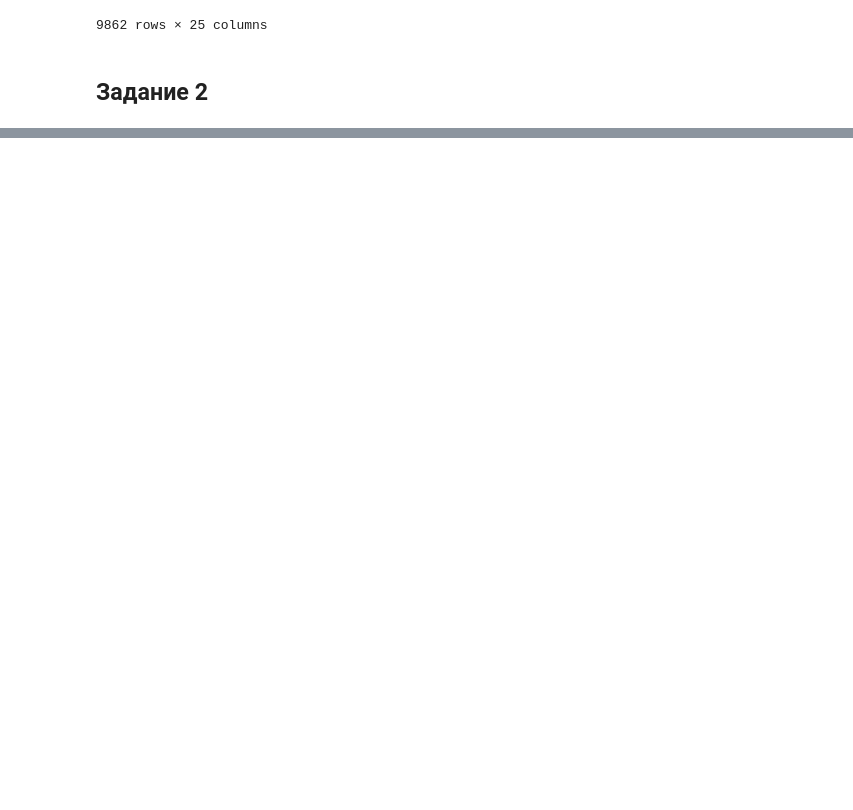
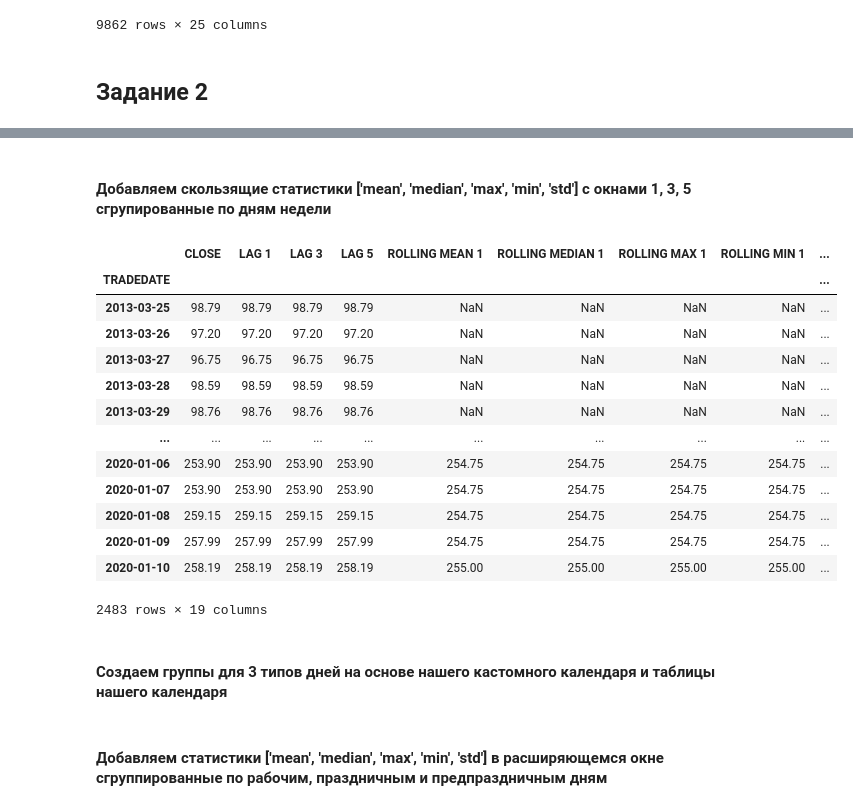
Before and after one commit to spreadingmind/python_data_analysis_2021, a Jupyter notebook: Timeseries.ipynb, the cells around one changed output, grey strips where cells are left out. Saved outputs shown, nothing was run; the diff lists cells and outputs as text; code cells hidden in the pictures; blank space fills up the shorter version.

```diff
--- a/Timeseries.ipynb
+++ b/Timeseries.ipynb
@@ -172,0 +177,5 @@ custom_calendar
+# %%
+ts = pd.read_csv('./data/sber_stocks.csv', usecols=['CLOSE', 'TRADEDATE'],
+                 index_col='TRADEDATE', parse_dates=True)
+ts = ts.CLOSE
+ts.index[25:40]
@@ -172,0 +190,5 @@ custom_calendar
+# %%
+ts = ts.asfreq(pd.offsets.Day()).fillna(method='pad')
+
+sber_stocks = pd.DataFrame(ts)
+sber_stocks.head(30)
@@ -172,0 +240,34 @@ custom_calendar
+# %% [markdown]
+#### Добавляем скользящие статистики ['mean', 'median', 'max', 'min', 'std'] с окнами 1, 3, 5 сгрупированные по дням недели
+# %%
+weekday_group =  sber_stocks.groupby(sber_stocks.index.dayofweek)['CLOSE']
+
+for i in range(1, 6, 2):
+    sber_stocks['ROLLING MEAN {}'.format(i)] = weekday_group.transform(
+        lambda x: x.rolling(window=i).mean().shift(1))
+    sber_stocks['ROLLING MEDIAN {}'.format(i)] = weekday_group.transform(
+        lambda x: x.rolling(window=i).median().shift(1))
+    sber_stocks['ROLLING MAX {}'.format(i)] = weekday_group.transform(
+        lambda x: x.rolling(window=i).max().shift(1))
+    sber_stocks['ROLLING MIN {}'.format(i)] = weekday_group.transform(
+        lambda x: x.rolling(window=i).min().shift(1))
+    sber_stocks['ROLLING STD {}'.format(i)] = weekday_group.transform(
+        lambda x: x.rolling(window=i).std().shift(1))
+sber_stocks
+# %% [output]
+|  | CLOSE | LAG 1 | LAG 3 | LAG 5 | ROLLING MEAN 1 | ROLLING MEDIAN 1 | ROLLING MAX 1 | ROLLING MIN 1 | ... |
+| TRADEDATE |  |  |  |  |  |  |  |  | ... |
+| 2013-03-25 | 98.79 | 98.79 | 98.79 | 98.79 | NaN | NaN | NaN | NaN | ... |
+| 2013-03-26 | 97.20 | 97.20 | 97.20 | 97.20 | NaN | NaN | NaN | NaN | ... |
+| 2013-03-27 | 96.75 | 96.75 | 96.75 | 96.75 | NaN | NaN | NaN | NaN | ... |
+| 2013-03-28 | 98.59 | 98.59 | 98.59 | 98.59 | NaN | NaN | NaN | NaN | ... |
+| 2013-03-29 | 98.76 | 98.76 | 98.76 | 98.76 | NaN | NaN | NaN | NaN | ... |
+| ... | ... | ... | ... | ... | ... | ... | ... | ... | ... |
+| 2020-01-06 | 253.90 | 253.90 | 253.90 | 253.90 | 254.75 | 254.75 | 254.75 | 254.75 | ... |
+| 2020-01-07 | 253.90 | 253.90 | 253.90 | 253.90 | 254.75 | 254.75 | 254.75 | 254.75 | ... |
+| 2020-01-08 | 259.15 | 259.15 | 259.15 | 259.15 | 254.75 | 254.75 | 254.75 | 254.75 | ... |
+| 2020-01-09 | 257.99 | 257.99 | 257.99 | 257.99 | 254.75 | 254.75 | 254.75 | 254.75 | ... |
+| 2020-01-10 | 258.19 | 258.19 | 258.19 | 258.19 | 255.00 | 255.00 | 255.00 | 255.00 | ... |
+2483 rows × 19 columns
+# %% [markdown]
+#### Создаем группы для 3 типов дней на основе нашего кастомного календаря и таблицы нашего календаря
@@ -172,0 +286,2 @@ custom_calendar
+# %% [markdown]
+#### Добавляем статистики ['mean', 'median', 'max', 'min', 'std'] в расширяющемся окне сгруппированные по рабочим, праздничным и предпраздничным дням
```
Also changed, not shown: parts of 16 cells of this notebook.
